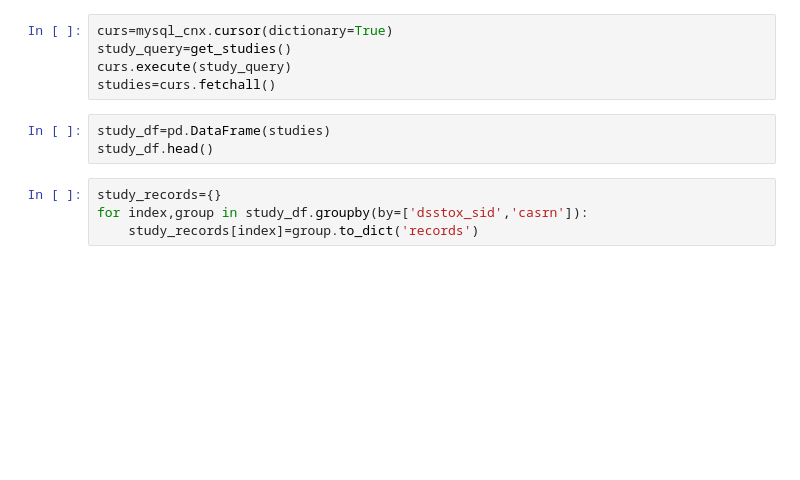
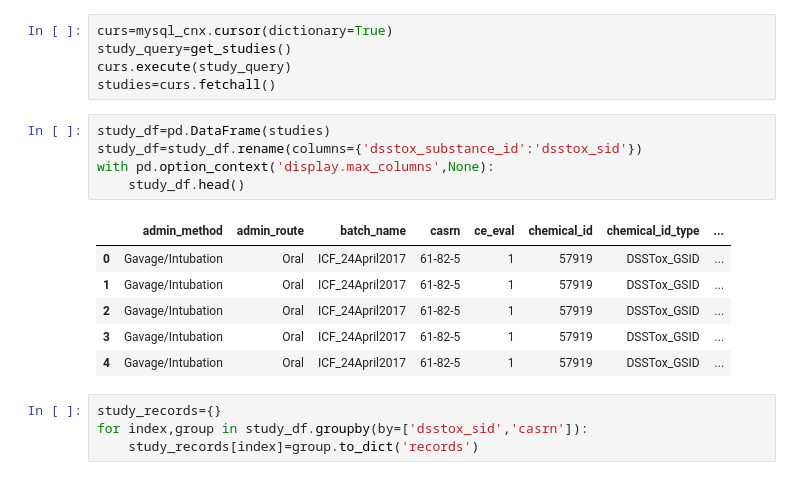
Before and after one commit to georgehelman/genra, a Jupyter notebook: notebooks/db/toxref.ipynb, the cells around one changed output. Drawn from its saved outputs; the diff is of its cells as text; blank space fills up the shorter version.

```diff
--- a/notebooks/db/toxref.ipynb
+++ b/notebooks/db/toxref.ipynb
@@ -48,7 +50,16 @@ curs.execute(study_query)
 studies=curs.fetchall()
 # %%
 study_df=pd.DataFrame(studies)
-study_df.head()
+study_df=study_df.rename(columns={'dsstox_substance_id':'dsstox_sid'})
+with pd.option_context('display.max_columns',None):
+    study_df.head()
+# %% [output]
+|  | admin_method | admin_route | batch_name | casrn | ce_eval | chemical_id | chemical_id_type | ... |
+| 0 | Gavage/Intubation | Oral | ICF_24April2017 | 61-82-5 | 1 | 57919 | DSSTox_GSID | ... |
+| 1 | Gavage/Intubation | Oral | ICF_24April2017 | 61-82-5 | 1 | 57919 | DSSTox_GSID | ... |
+| 2 | Gavage/Intubation | Oral | ICF_24April2017 | 61-82-5 | 1 | 57919 | DSSTox_GSID | ... |
+| 3 | Gavage/Intubation | Oral | ICF_24April2017 | 61-82-5 | 1 | 57919 | DSSTox_GSID | ... |
+| 4 | Gavage/Intubation | Oral | ICF_24April2017 | 61-82-5 | 1 | 57919 | DSSTox_GSID | ... |
 # %%
 study_records={}
 for index,group in study_df.groupby(by=['dsstox_sid','casrn']):
```
Also changed, not shown: parts of 3 cells of this notebook.
